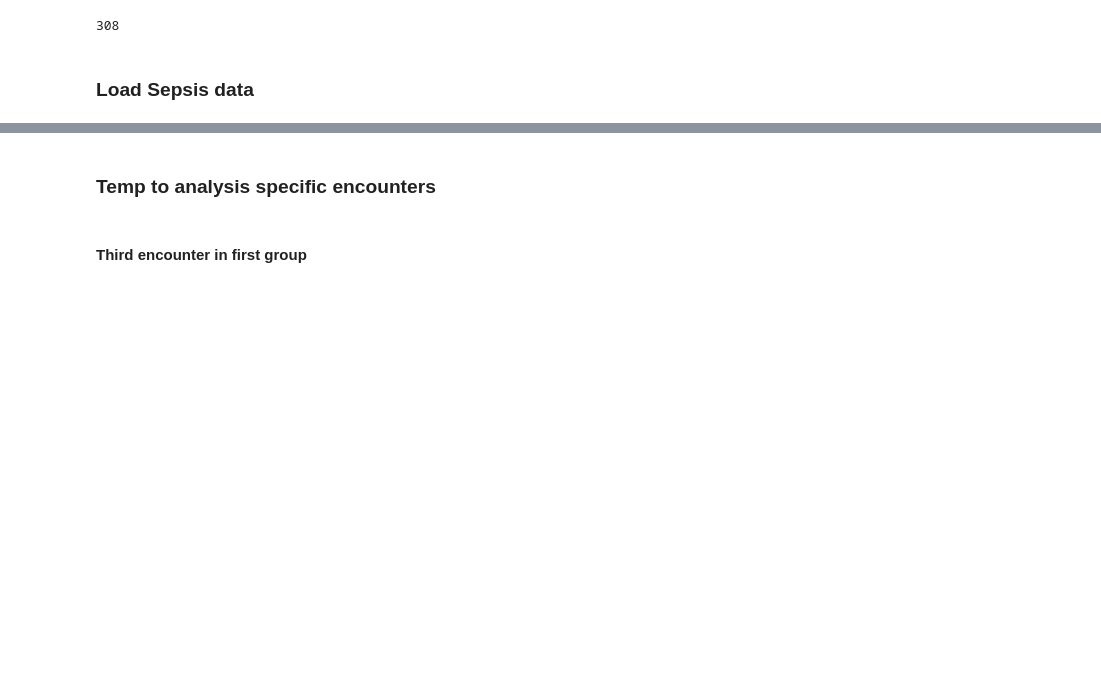
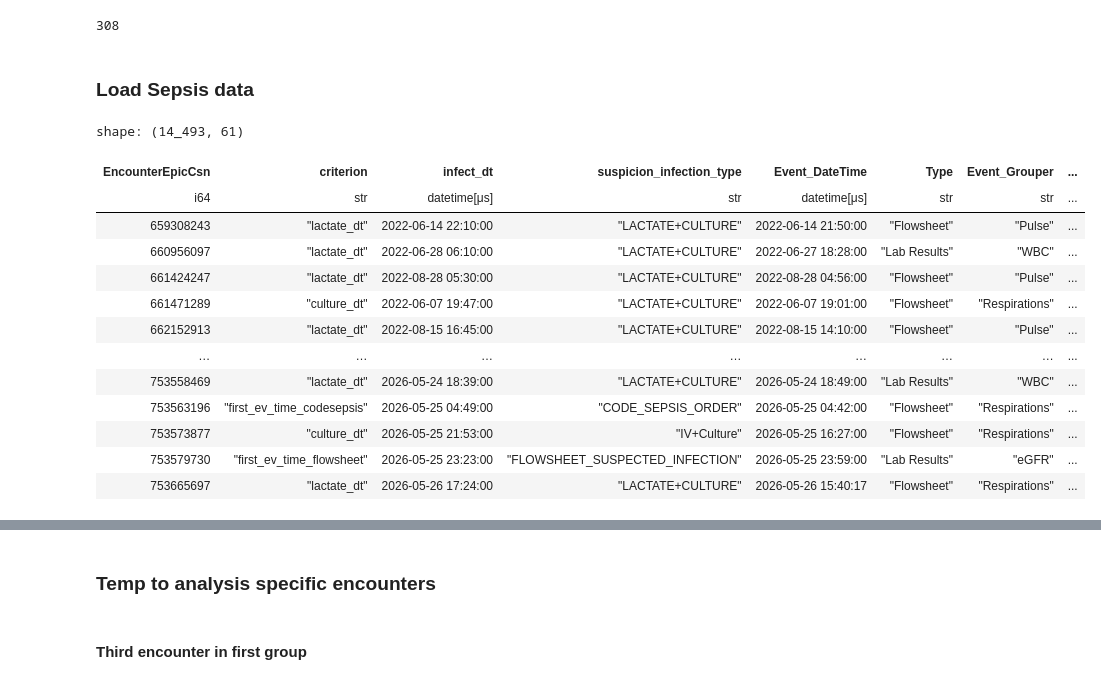
Before and after one commit to UTSW-CIC/Sepsis-Analysis, a Jupyter notebook: notebooks/21_encounter_level_cohort_analysis.ipynb, the cells around one changed output, grey strips where cells are left out. Saved outputs shown, nothing was run; the diff lists cells and outputs as text; code cells hidden in the pictures; blank space fills up the shorter version.

```diff
--- a/notebooks/21_encounter_level_cohort_analysis.ipynb
+++ b/notebooks/21_encounter_level_cohort_analysis.ipynb
@@ -194,4 +194,21 @@ df_infect_long_2 = pl.read_parquet(
         os.path.dirname(input_output_config_3.output_path),PROJECT_V2,'df_infect_long.parquet'
 	)
 )
+# %%
+df_sepsis_1_v2
+# %% [output]
+shape: (14_493, 61)
+| EncounterEpicCsn | criterion | infect_dt | suspicion_infection_type | Event_DateTime | Type | Event_Grouper | ... |
+| i64 | str | datetime[μs] | str | datetime[μs] | str | str | ... |
+| 659308243 | "lactate_dt" | 2022-06-14 22:10:00 | "LACTATE+CULTURE" | 2022-06-14 21:50:00 | "Flowsheet" | "Pulse" | ... |
+| 660956097 | "lactate_dt" | 2022-06-28 06:10:00 | "LACTATE+CULTURE" | 2022-06-27 18:28:00 | "Lab Results" | "WBC" | ... |
+| 661424247 | "lactate_dt" | 2022-08-28 05:30:00 | "LACTATE+CULTURE" | 2022-08-28 04:56:00 | "Flowsheet" | "Pulse" | ... |
+| 661471289 | "culture_dt" | 2022-06-07 19:47:00 | "LACTATE+CULTURE" | 2022-06-07 19:01:00 | "Flowsheet" | "Respirations" | ... |
+| 662152913 | "lactate_dt" | 2022-08-15 16:45:00 | "LACTATE+CULTURE" | 2022-08-15 14:10:00 | "Flowsheet" | "Pulse" | ... |
+| … | … | … | … | … | … | … | ... |
+| 753558469 | "lactate_dt" | 2026-05-24 18:39:00 | "LACTATE+CULTURE" | 2026-05-24 18:49:00 | "Lab Results" | "WBC" | ... |
+| 753563196 | "first_ev_time_codesepsis" | 2026-05-25 04:49:00 | "CODE_SEPSIS_ORDER" | 2026-05-25 04:42:00 | "Flowsheet" | "Respirations" | ... |
+| 753573877 | "culture_dt" | 2026-05-25 21:53:00 | "IV+Culture" | 2026-05-25 16:27:00 | "Flowsheet" | "Respirations" | ... |
+| 753579730 | "first_ev_time_flowsheet" | 2026-05-25 23:23:00 | "FLOWSHEET_SUSPECTED_INFECTION" | 2026-05-25 23:59:00 | "Lab Results" | "eGFR" | ... |
+| 753665697 | "lactate_dt" | 2026-05-26 17:24:00 | "LACTATE+CULTURE" | 2026-05-26 15:40:17 | "Flowsheet" | "Respirations" | ... |
 # %%
```
Also changed, not shown: parts of 14 cells of this notebook, 47 other files.
